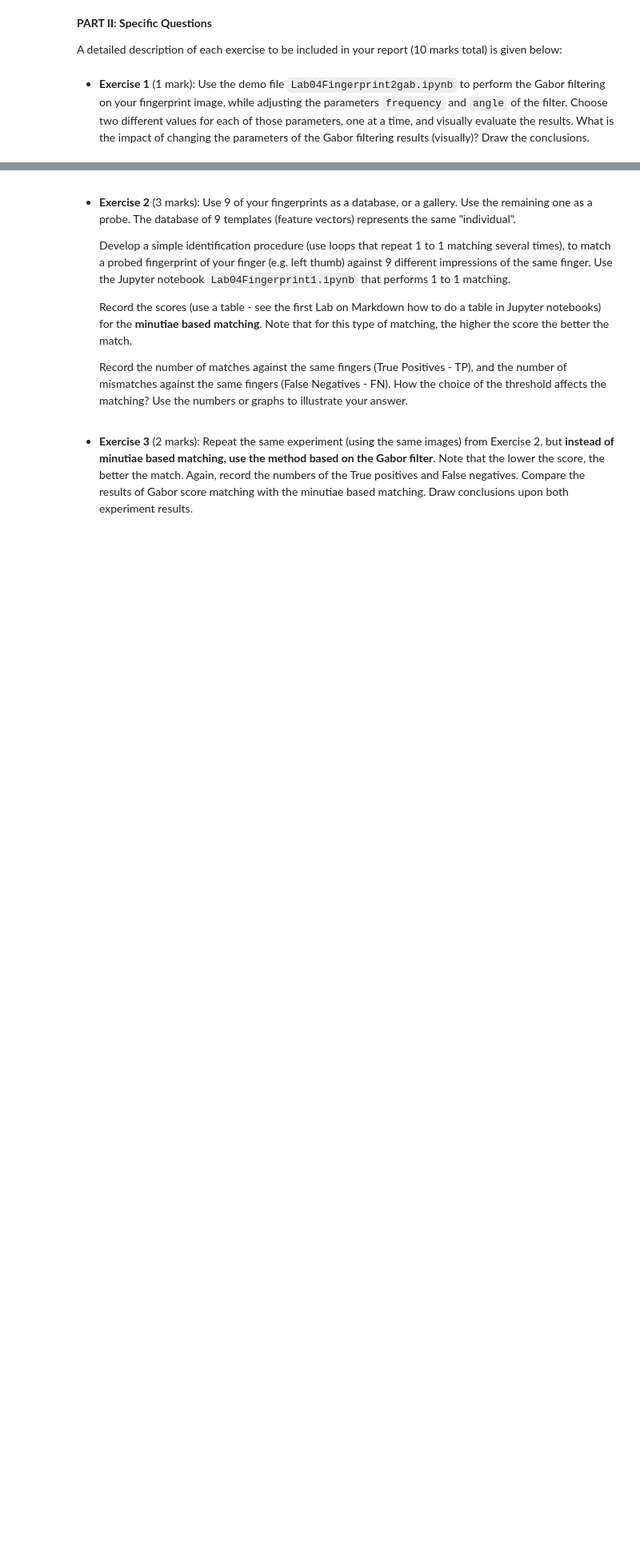
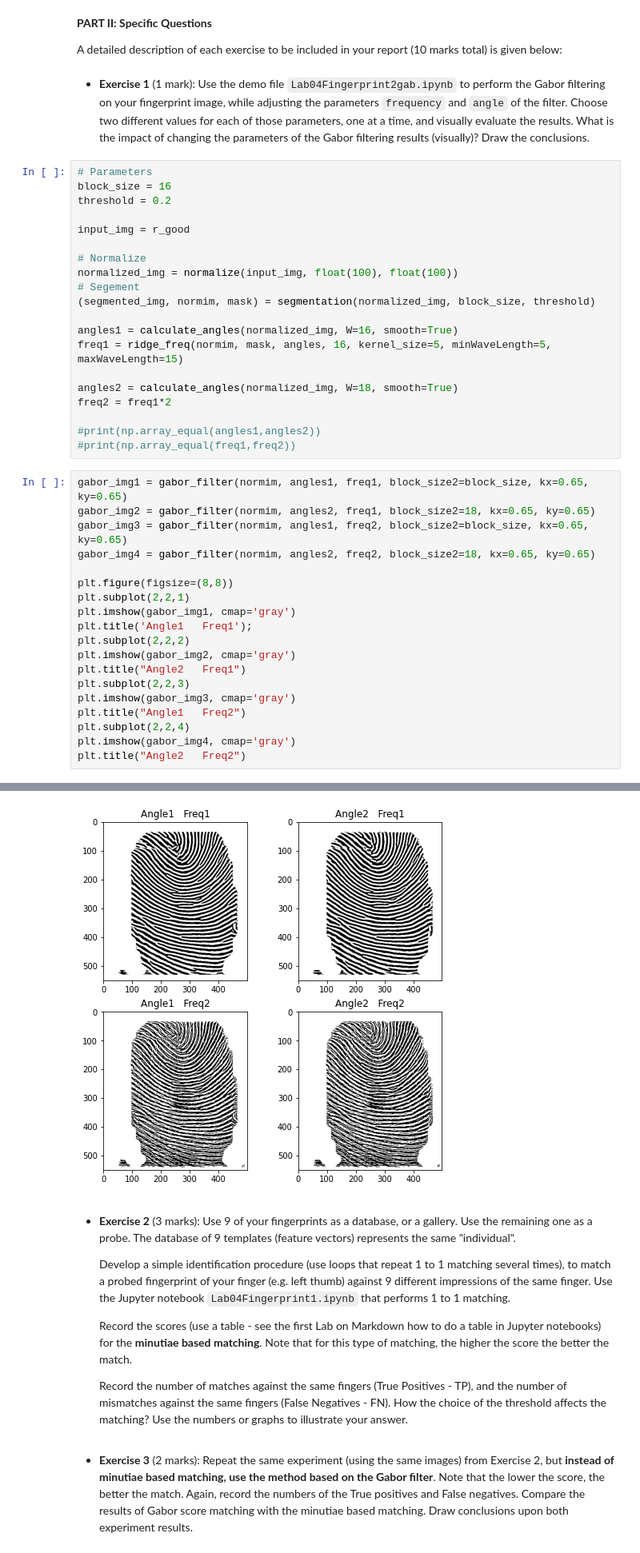
Before and after one commit to TheJade/ENCM509, a Jupyter notebook: Lab4and5/Lab04-Fingerprint1-2023W.ipynb, the cells around one changed output, grey strips where cells are left out. Shown at 80% size. Saved outputs shown, nothing was run; the diff lists cells and outputs as text; blank space fills up the shorter version.

```diff
--- a/Lab4and5/Lab04-Fingerprint1-2023W.ipynb
+++ b/Lab4and5/Lab04-Fingerprint1-2023W.ipynb
@@ -615,3 +615,43 @@ Block size and threshold are used in several functions within fingerprint_proces
 A detailed description of each exercise to be included in your report (10 marks total) is given below:
 # %% [markdown]
 - **Exercise 1** (1 mark): Use the demo file `Lab04Fingerprint2gab.ipynb` to perform the Gabor filtering on your fingerprint image, while adjusting the parameters `frequency` and `angle` of the filter. Choose two different values for each of those parameters, one at a time, and visually evaluate the results. What is the impact of  changing the parameters of the Gabor filtering results (visually)? Draw the conclusions.
+# %%
+# Parameters
+block_size = 16
+threshold = 0.2
+
+input_img = r_good
+
+# Normalize
+normalized_img = normalize(input_img, float(100), float(100))
+# Segement
+(segmented_img, normim, mask) = segmentation(normalized_img, block_size, threshold)
+
+angles1 = calculate_angles(normalized_img, W=16, smooth=True)
+freq1 = ridge_freq(normim, mask, angles, 16, kernel_size=5, minWaveLength=5, maxWaveLength=15)
+
+angles2 = calculate_angles(normalized_img, W=18, smooth=True)
+freq2 = freq1*2
+
+#print(np.array_equal(angles1,angles2))
+#print(np.array_equal(freq1,freq2))
+# %%
+gabor_img1 = gabor_filter(normim, angles1, freq1, block_size2=block_size, kx=0.65, ky=0.65)
+gabor_img2 = gabor_filter(normim, angles2, freq1, block_size2=18, kx=0.65, ky=0.65)
+gabor_img3 = gabor_filter(normim, angles1, freq2, block_size2=block_size, kx=0.65, ky=0.65)
+gabor_img4 = gabor_filter(normim, angles2, freq2, block_size2=18, kx=0.65, ky=0.65)
+
+plt.figure(figsize=(8,8))
+plt.subplot(2,2,1)
+plt.imshow(gabor_img1, cmap='gray')
+plt.title('Angle1   Freq1');
+plt.subplot(2,2,2)
+plt.imshow(gabor_img2, cmap='gray')
+plt.title("Angle2   Freq1")
+plt.subplot(2,2,3)
+plt.imshow(gabor_img3, cmap='gray')
+plt.title("Angle1   Freq2")
+plt.subplot(2,2,4)
+plt.imshow(gabor_img4, cmap='gray')
+plt.title("Angle2   Freq2")
+# %% [output]
@@ -618,3 +659,4 @@ A detailed description of each exercise to be included in your report (10 marks
+[figure, added]
 # %% [markdown]
 - **Exercise 2** (3 marks): Use 9 of your fingerprints as a database, or a gallery. Use the remaining one as a  probe. The database of 9 templates (feature vectors) represents the same "individual".
 
```
Also changed, not shown: parts of 1 cell of this notebook.
